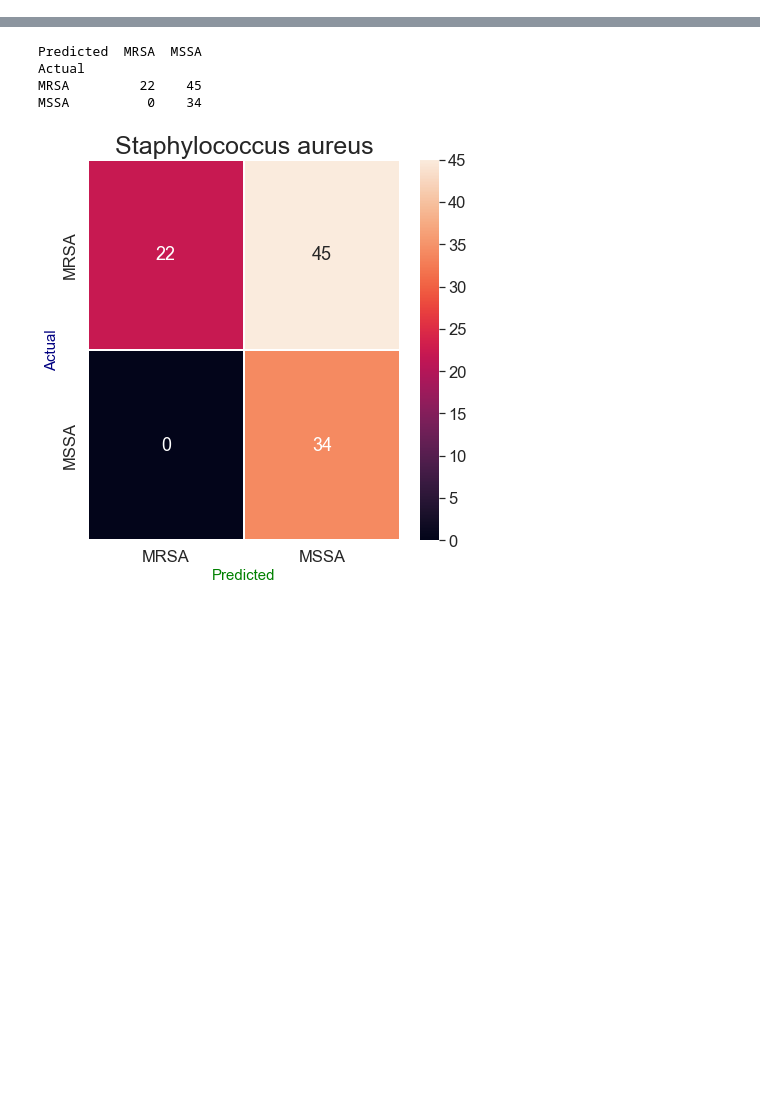
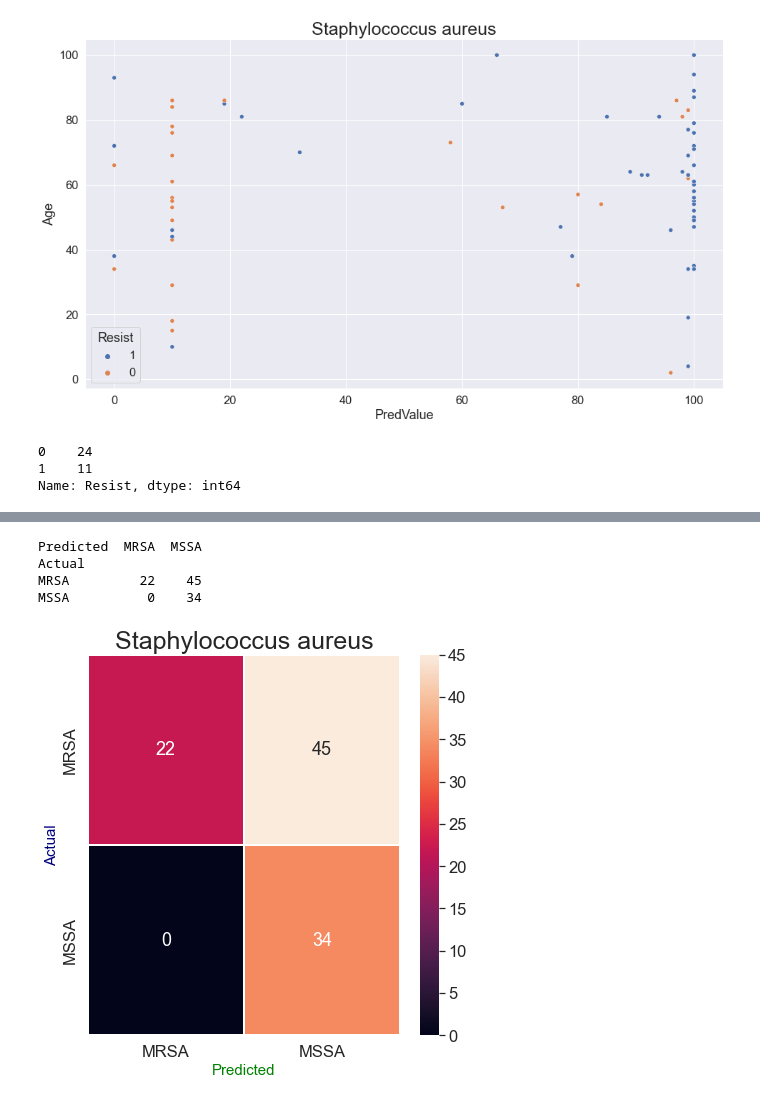
Before and after one commit to ChunWeiPeng/CMUH, a Jupyter notebook: CDSS_20220322.ipynb, the cells around one changed output, grey strips where cells are left out. Drawn from its saved outputs; the diff is of its cells as text; code cells hidden in the pictures; blank space fills up the shorter version.

```diff
--- a/CDSS_20220322.ipynb
+++ b/CDSS_20220322.ipynb
@@ -38,7 +39,7 @@ cdss = pd.merge(report, mdro, how='left', on=['病歷號碼', '就醫序號','
 cdss = cdss.drop_duplicates()
 cdss['minTime'] = cdss.groupby(['病歷號碼', 'bed','就醫序號', '申請編號', '部位', '菌株', '預測值',  'sendTime'])['openTime'].transform('min')
 # %%
-info = info[['病歷號碼', '就醫序號', '性別', '生日', '來院日期', '離院日期', '天數', '門急住', '科別代碼', '科別']]
+info = info[['病歷號碼', '就醫序號', '性別', '生日', '年齡', '來院日期', '離院日期', '天數', '門急住', '科別代碼', '科別']]
 info.rename({'門急住':'bed'}, axis=1, inplace=True)
 # %%
 cdss_info = pd.merge(cdss, info, how='left', on=['病歷號碼', '就醫序號', 'bed'])
@@ -58,7 +59,7 @@ m = CDSS[CDSS.openTime==CDSS.minTime]
 SA = m[(m['菌株'] == 'Staphylococcus aureus')|(m['菌株'] == 'Staphylococcus aureus(MRSA)')]
 SA = SA.drop_duplicates()
 
-SA = SA[['病歷號碼', 'bed', '就醫序號', '申請編號', 'strain', '部位', '抗藥性菌株', 'examTime',
+SA = SA[['病歷號碼', 'bed', '就醫序號', '申請編號', 'strain', '部位', '年齡', '抗藥性菌株', 'examTime',
        'reportTime', 'openTime', '菌株', '預測值', 'sendTime']].drop_duplicates() #101
 
 # add column 'predValue interval'
@@ -66,8 +67,33 @@ condition = [(SA['預測值'] <= 20), (SA['預測值'] > 20)&(SA['預測值'] <=
              (SA['預測值'] > 40)&(SA['預測值'] <= 60), (SA['預測值'] > 60)&(SA['預測值'] <= 80),
              (SA['預測值'] > 80)&(SA['預測值'] <= 100)]
 
-value = ['0', '1', '2', '3', '4'
+value = [0, 1, 2, 3, 4]
 SA['PredLevel'] = np.select(condition, value)
+
+# add column 'Resistance'
+SA['Resist'] = np.where(SA['抗藥性菌株']==1, '1', '0')
+SA.rename({'年齡':'Age', '預測值':'PredValue'}, axis=1, inplace=True)
+# %%
+# scatter plot
+
+plt.figure(figsize=(16, 9))
+sn.set(font_scale = 1.5)
+plt.title('Staphylococcus aureus', fontsize = 25)
+
+ax = sn.scatterplot(data=SA, x="PredValue", y="Age", hue="Resist")
+# plt.legend(bbox_to_anchor=(1.02, 1), loc='upper left', borderaxespad=0)
+# plt.legend(loc='upper right')
+# sn.move_legend(ax, "lower right", bbox_to_anchor=(1, 1), frameon=True)
+
+plt.show()
+# %% [output]
+[figure, added]
+# %%
+SA[SA.PredLevel==0]['Resist'].value_counts()
+# %% [output]
+0    24
+1    11
+Name: Resist, dtype: int64
 # %%
 
 
```
Also changed, not shown: parts of 4 cells of this notebook.
